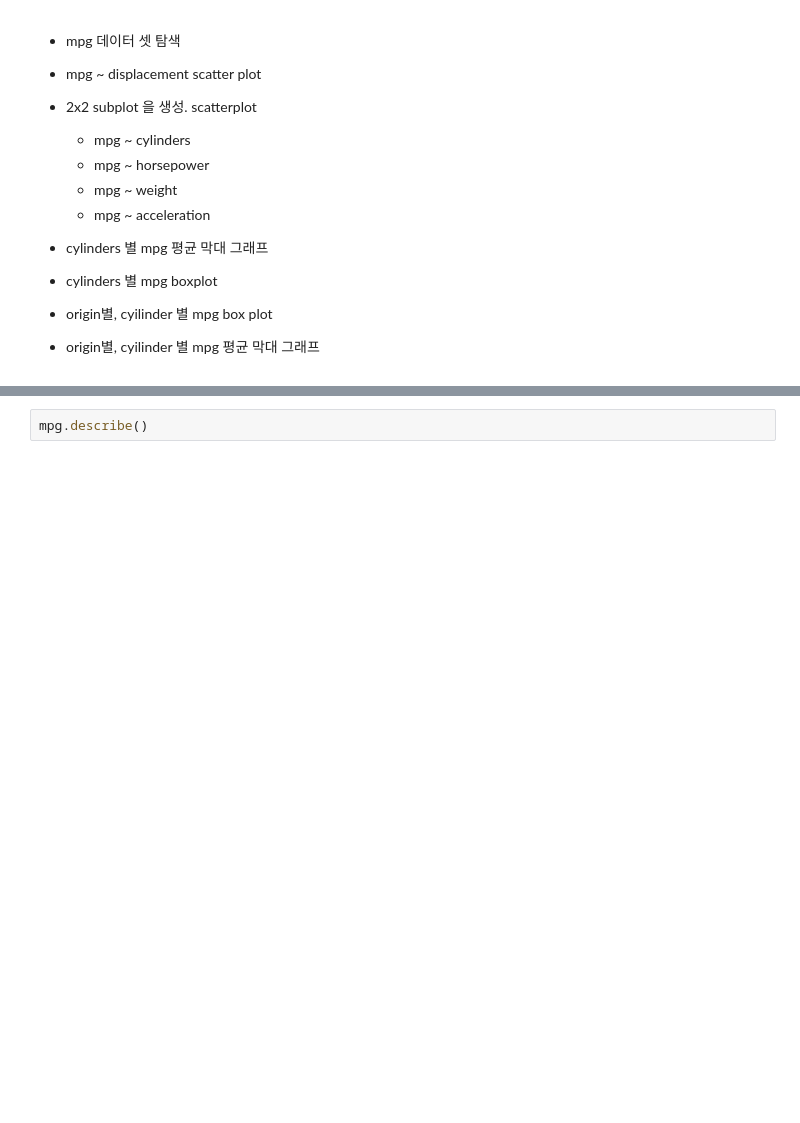
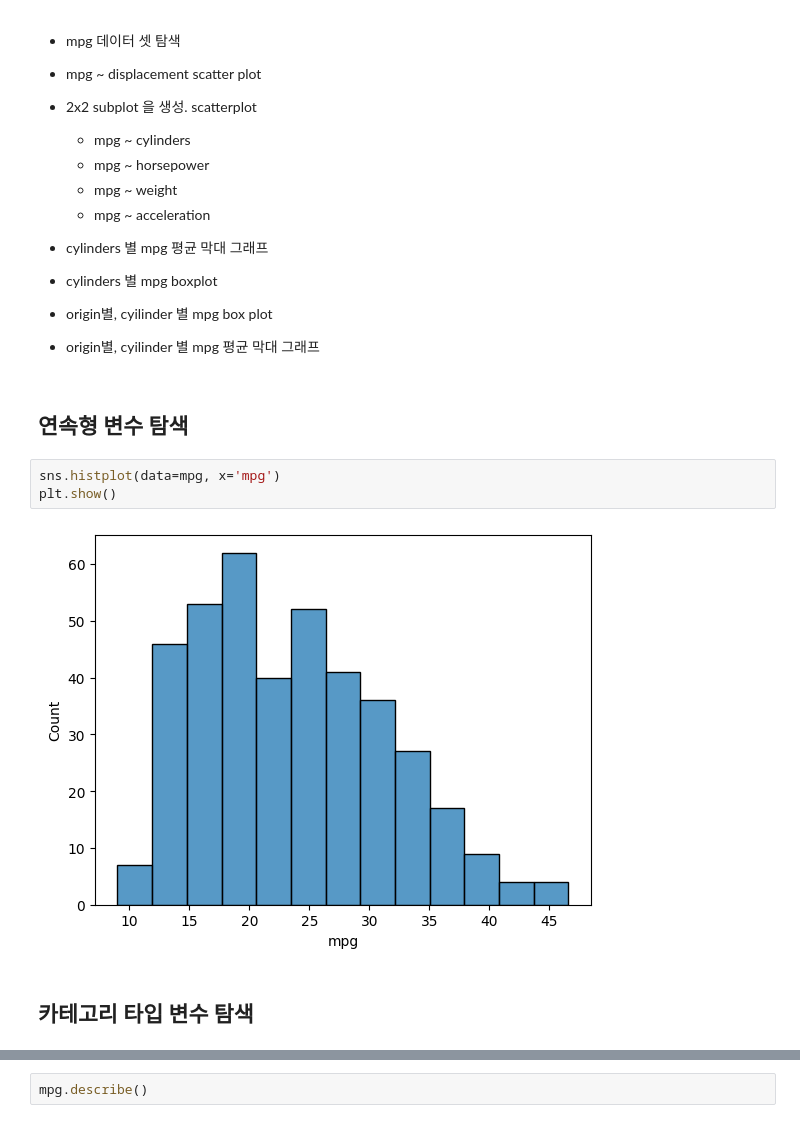
Before and after one commit to kim-dahun/python-study, a Jupyter notebook: py18_mpg.ipynb, the cells around one changed output, grey strips where cells are left out. Saved outputs shown, nothing was run; the diff lists cells and outputs as text; blank space fills up the shorter version.

```diff
--- a/py18_mpg.ipynb
+++ b/py18_mpg.ipynb
@@ -62,3 +62,12 @@ mpg(Mile Per Gallon) dataset: 자동차 연비 데이터 셋
 * cylinders 별 mpg boxplot
 * origin별, cyilinder 별 mpg box plot
 * origin별, cyilinder 별 mpg 평균 막대 그래프
+# %% [markdown]
+## 연속형 변수 탐색
+# %%
+sns.histplot(data=mpg, x='mpg')
+plt.show()
+# %% [output]
+[figure, added]
+# %% [markdown]
+## 카테고리 타입 변수 탐색
```
Also changed, not shown: parts of 7 cells of this notebook.
